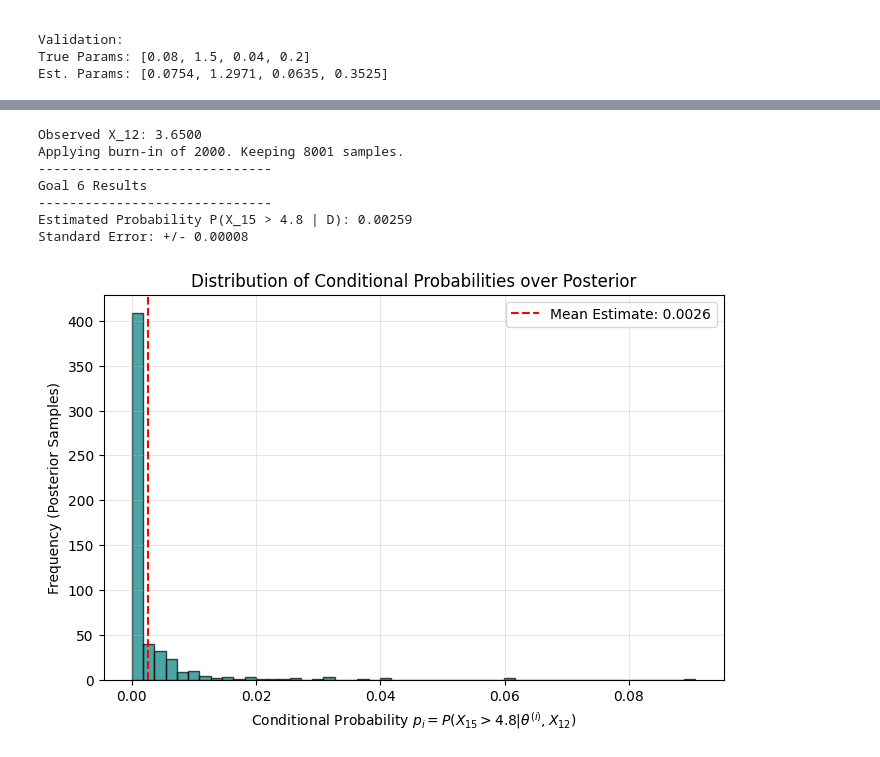
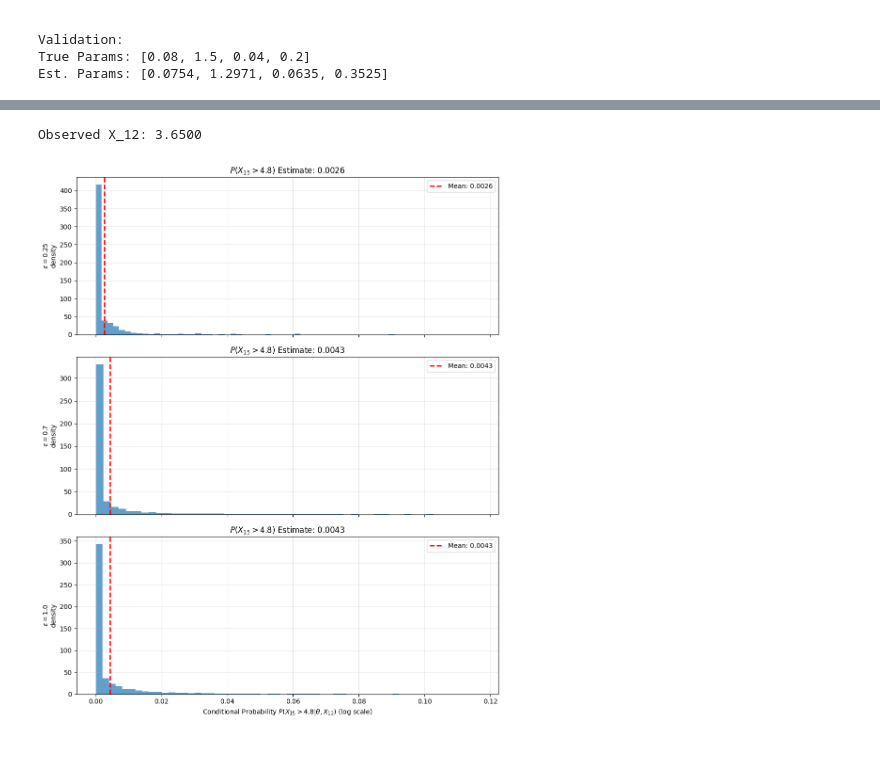
Before and after one commit to OscarWohlf/ApproximateBayesianComputationMCMC, a Jupyter notebook: abc_mcmc.ipynb, the cells around one changed output, grey strips where cells are left out. Saved outputs shown, nothing was run; the diff lists cells and outputs as text; code cells hidden in the pictures.

```diff
--- a/abc_mcmc.ipynb
+++ b/abc_mcmc.ipynb
@@ -579,63 +731,73 @@ def analytical_prob_X15(theta, X12, c=4.8):
 
     # calculate conditional variance sigma—15^2
     var_15 = (sigma**2 / (2 * Ke)) * (1 - np.exp(-2 * Ke * dt))
     std_15 = np.sqrt(var_15)
 
     # compute tail probability
     z_score = (c - mu_15) / std_15
 
     # use survival function (1 - cdf), more numerically stable for tails
     p = norm.sf(z_score)
 
     return p
 
-def goal6(posterior_samples, data_obs, c=4.8):
+def goal6(theta_eps, data_obs, c=4.8):
+    """
+    Computes and plots estimators for multiple epsilons
+    """
+
+    eps_list = sorted(theta_eps.keys())
 
     # get observed data
     X12 = data_obs[-1]
     print(f"Observed X_12: {X12:.4f}")
 
-    # get posterior samples (theta)
+    # define burn in
     burn_in = 2000
-    clean_samples = posterior_samples[burn_in:]
-    print(f"Applying burn-in of {burn_in}. Keeping {len(clean_samples)} samples.")
 
-    # compute goal 6 estimator
-    probabilities = analytical_prob_X15(clean_samples, X12, c)
+    # set up axes
+    fig, axes = plt.subplots(len(eps_list), 1, figsize=(10, 12), sharex=True)
 
-    # get mean and std error
-    estimate = np.mean(probabilities)
-    error = np.std(probabilities) / np.sqrt(len(probabilities))
+    # handle single epsilon case
+    if len(eps_list) == 1: axes = [axes]
 
-    print("-" * 30)
-    print(f"Goal 6 Results")
-    print("-" * 30)
-    print(f"Estimated Probability P(X_15 > {c} | D): {estimate:.5f}")
-    print(f"Standard Error: +/- {error:.5f}")
+    # iterate over epsilons
+    for r, e in enumerate(eps_list):
 
-    plt.figure(figsize=(8, 5))
-    plt.hist(probabilities, bins=50, alpha=0.7, density=True, color='teal', edgecolor='black')
-    plt.axvline(estimate, color='red', linestyle='--', label=f'Mean Estimate: {estimate:.4f}')
-    plt.xlabel('Conditional Probability $p_i = P(X_{15}>4.8 | \\theta^{(i)}, X_{12})$')
-    plt.ylabel('Frequency (Posterior Samples)')
-    plt.title('Distribution of Conditional Probabilities over Posterior')
-    plt.legend()
-    plt.grid(alpha=0.3)
+         # get posterior samples (theta)
+        samples = theta_eps[e]
+        clean_samples = samples[burn_in:]
+
+        # compute goal 6 estimator
+        probabilities = analytical_prob_X15(clean_samples, X12, c)
+
+        # get mean and std error
+        estimate = np.mean(probabilities)
+        error = np.std(probabilities) / np.sqrt(len(probabilities))
+
+        ax = axes[r]
+
+        # plot histogram
+        bins = np.logspace(np.log10(probabilities.min()), np.log10(probabilities.max()), 50)
+        ax.hist(probabilities, bins=51, alpha=0.7, density=True)
+
+        # add mean estimate line
+        ax.axvline(estimate, color='red', linestyle='--', linewidth=2, label=f'Mean: {estimate:.4f}')
+
+        ax.set_ylabel(rf"$\epsilon={e}$" + "\n" + "density")
+        ax.set_title(rf"$P(X_{{15}} > {c})$ Estimate: {estimate:.4f}")
+        ax.legend(loc='upper right')
+
+
+
+    axes[-1].set_xlabel(r'Conditional Probability $P(X_{15} > 4.8 | \theta, X_{12})$ (log scale)')
+    plt.tight_layout()
     plt.show()
 
 # run goal6
-# select epsilon you want to choose
-target_epsilon = 0.25
-
-goal6(thetas_eps[target_epsilon], data_obs)
+goal6(thetas_eps, data_obs)
 
 print()
 # %% [output]
 Observed X_12: 3.6500
-Applying burn-in of 2000. Keeping 8001 samples.
-------------------------------
-Goal 6 Results
-------------------------------
-Estimated Probability P(X_15 > 4.8 | D): 0.00259
-Standard Error: +/- 0.00008
-[figure, old version]
+[figure, new version]
```
Also changed, not shown: parts of 4 cells of this notebook, 3 other files.
